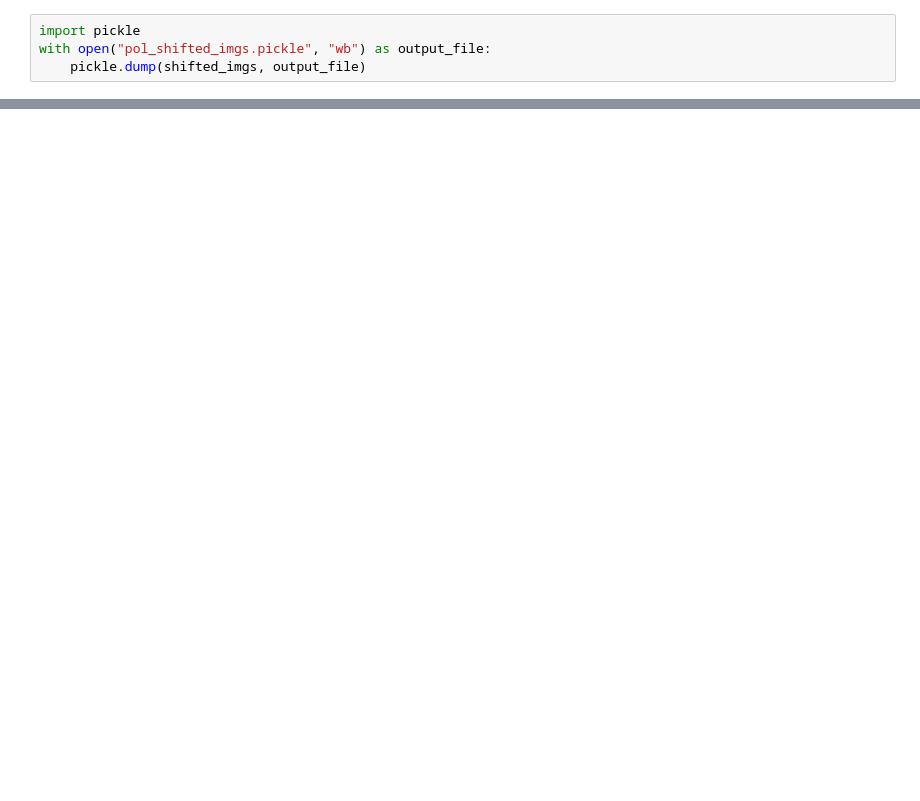
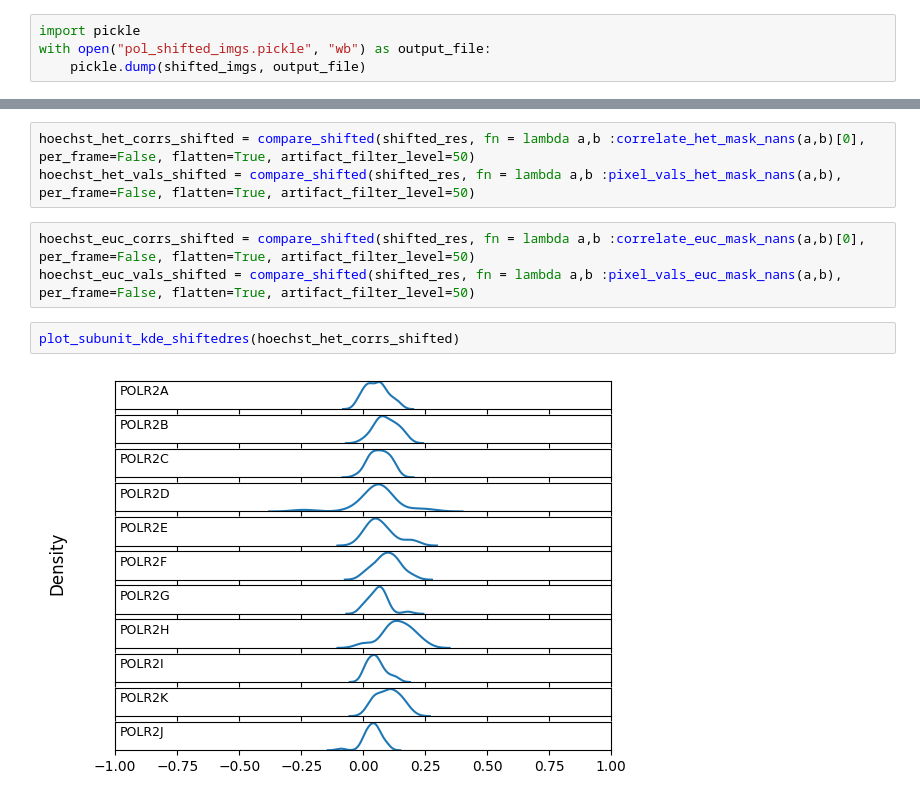
Before and after one commit to amulyagarimella/intranuclear-structures, a Jupyter notebook: compare_subunits_v1.ipynb, the cells around one changed output, grey strips where cells are left out. Cells and saved outputs as stored; diff of their text form; blank space fills up the shorter version.

```diff
--- a/compare_subunits_v1.ipynb
+++ b/compare_subunits_v1.ipynb
@@ -505,0 +490,10 @@ with open("pol_corrs_perframe.pickle", "wb") as output_file:
+# %%
+hoechst_het_corrs_shifted = compare_shifted(shifted_res, fn = lambda a,b :correlate_het_mask_nans(a,b)[0], per_frame=False, flatten=True, artifact_filter_level=50)
+hoechst_het_vals_shifted = compare_shifted(shifted_res, fn = lambda a,b :pixel_vals_het_mask_nans(a,b), per_frame=False, flatten=True, artifact_filter_level=50)
+# %%
+hoechst_euc_corrs_shifted = compare_shifted(shifted_res, fn = lambda a,b :correlate_euc_mask_nans(a,b)[0], per_frame=False, flatten=True, artifact_filter_level=50)
+hoechst_euc_vals_shifted = compare_shifted(shifted_res, fn = lambda a,b :pixel_vals_euc_mask_nans(a,b), per_frame=False, flatten=True, artifact_filter_level=50)
+# %%
+plot_subunit_kde_shiftedres(hoechst_het_corrs_shifted)
+# %% [output]
+[figure, added]
```
Also changed, not shown: parts of 37 cells of this notebook, 1 other file.
